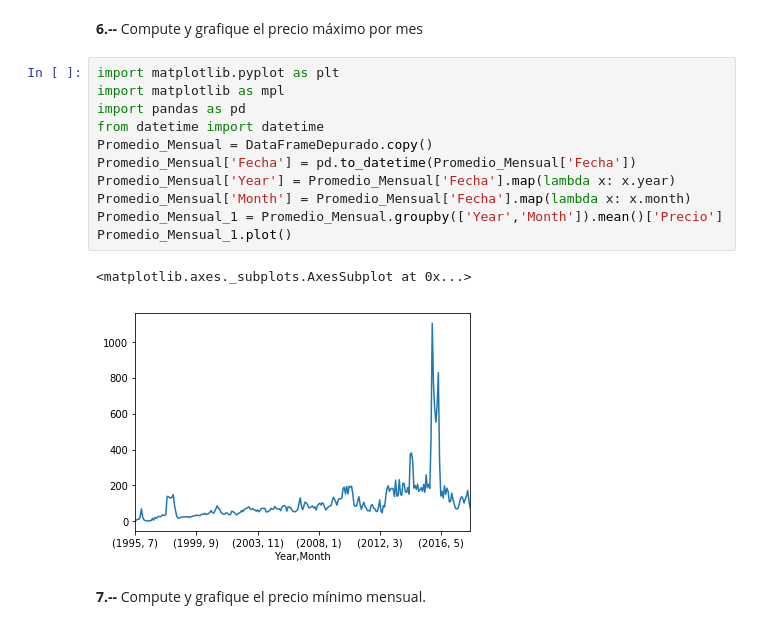
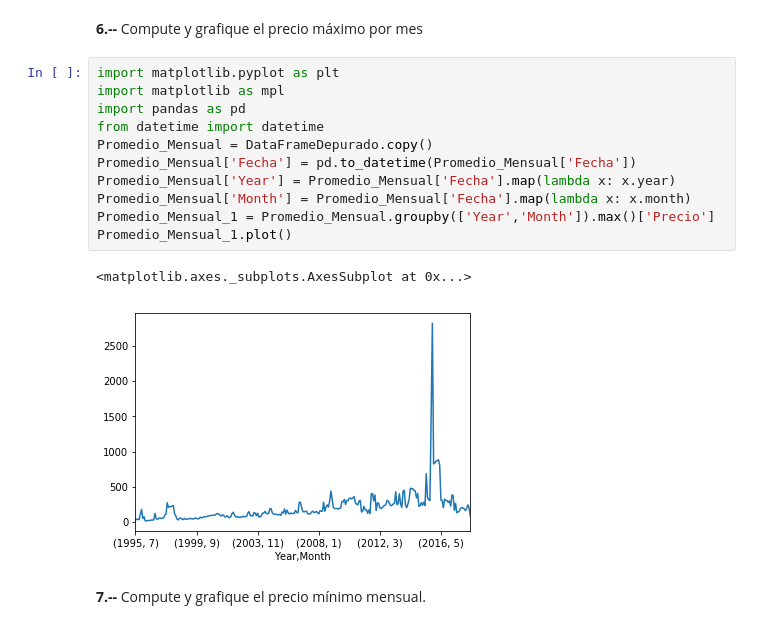
Before and after one commit to cda-2019-01/lab-analisis-exploratorio-de-datos-jorgmoga, a Jupyter notebook: LAB-precios-electricidad.ipynb, the cells around one changed output. Cells and saved outputs as stored; diff of their text form.

```diff
--- a/LAB-precios-electricidad.ipynb
+++ b/LAB-precios-electricidad.ipynb
@@ -100,17 +100,17 @@ plt.plot(Promedio_diario)
 # %%
 import matplotlib.pyplot as plt
 import matplotlib as mpl
 import pandas as pd
 from datetime import datetime
 Promedio_Mensual = DataFrameDepurado.copy()
 Promedio_Mensual['Fecha'] = pd.to_datetime(Promedio_Mensual['Fecha'])
 Promedio_Mensual['Year'] = Promedio_Mensual['Fecha'].map(lambda x: x.year)
 Promedio_Mensual['Month'] = Promedio_Mensual['Fecha'].map(lambda x: x.month)
-Promedio_Mensual_1 = Promedio_Mensual.groupby(['Year','Month']).mean()['Precio']
+Promedio_Mensual_1 = Promedio_Mensual.groupby(['Year','Month']).max()['Precio']
 Promedio_Mensual_1.plot()
 # %% [output]
 <matplotlib.axes._subplots.AxesSubplot at 0x...>
-[figure, old version]
+[figure, new version]
 # %% [markdown]
 **7.--** Compute y grafique el precio mínimo mensual.
 # %%
```
